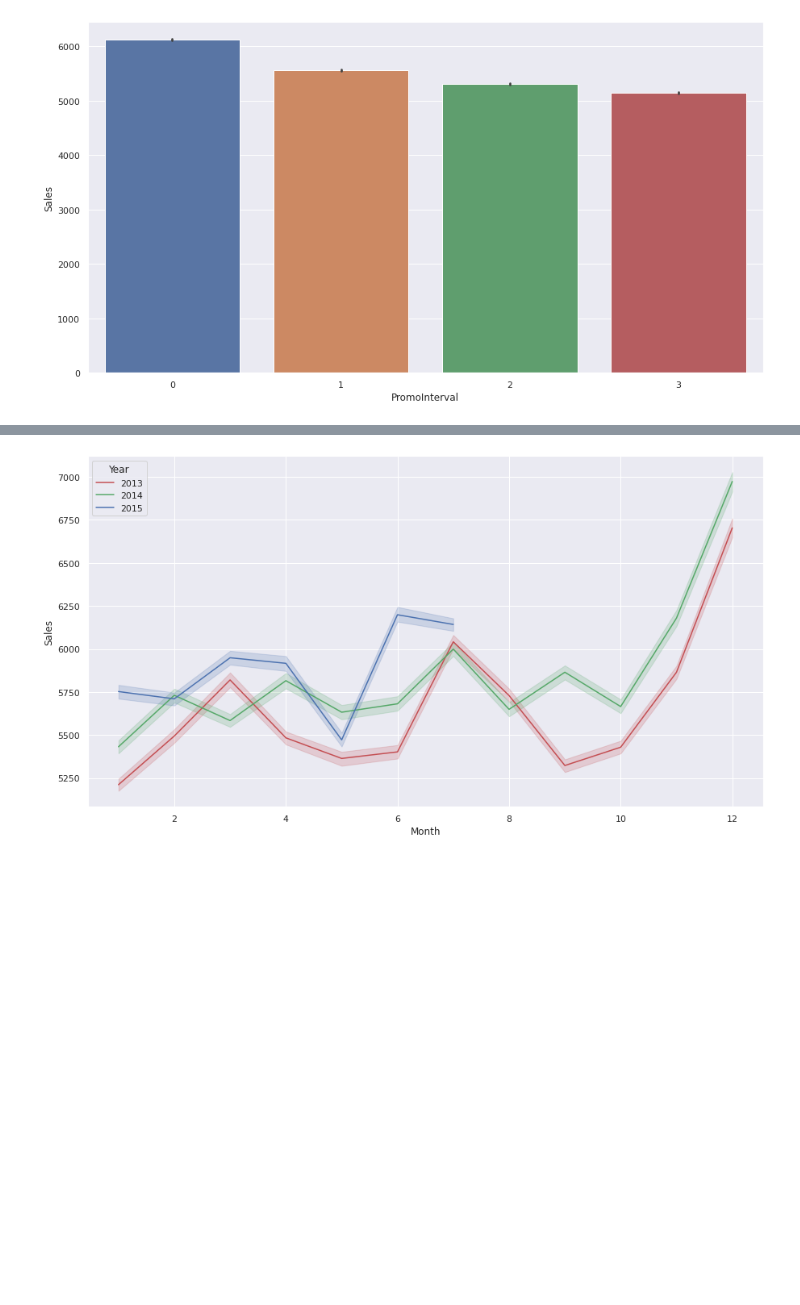
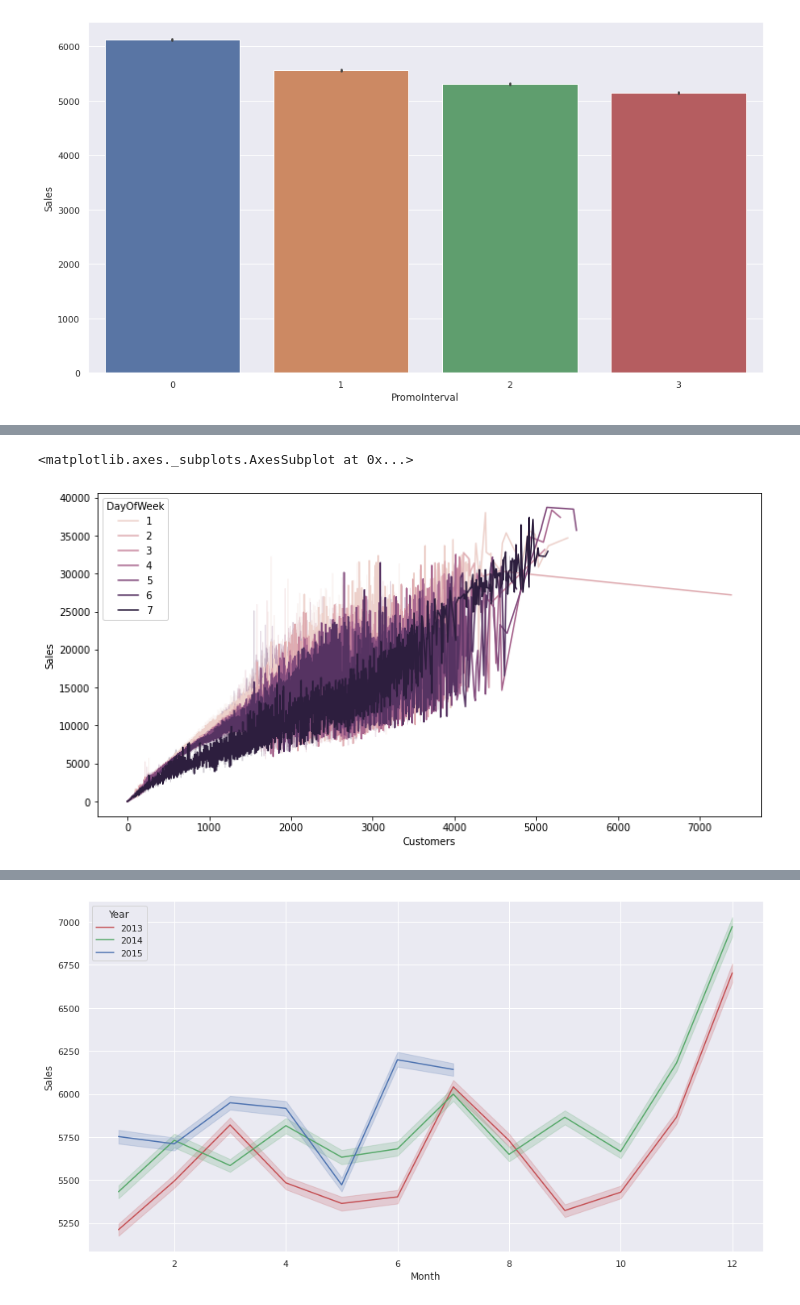
Before and after one commit to Gaurav-Yaduvanshi/Capstone-Project-2-Retail-Sales-Prediction, a Jupyter notebook: Retail_Sales_Prediction_Capstone_Project_2_Team_notebook_.ipynb, the cells around one changed output, grey strips where cells are left out. Cells and saved outputs as stored; diff of their text form; code cells hidden in the pictures; blank space fills up the shorter version.

```diff
--- a/Retail_Sales_Prediction_Capstone_Project_2_Team_notebook_.ipynb
+++ b/Retail_Sales_Prediction_Capstone_Project_2_Team_notebook_.ipynb
@@ -511,0 +526,6 @@ for value in categorical_variables:
+# %%
+plt.figure(figsize=(12,6))
+sns.lineplot(data=df,x='Customers',y='Sales',hue='DayOfWeek')
+# %% [output]
+<matplotlib.axes._subplots.AxesSubplot at 0x...>
+[figure, added]
```
Also changed, not shown: parts of 18 cells of this notebook.
